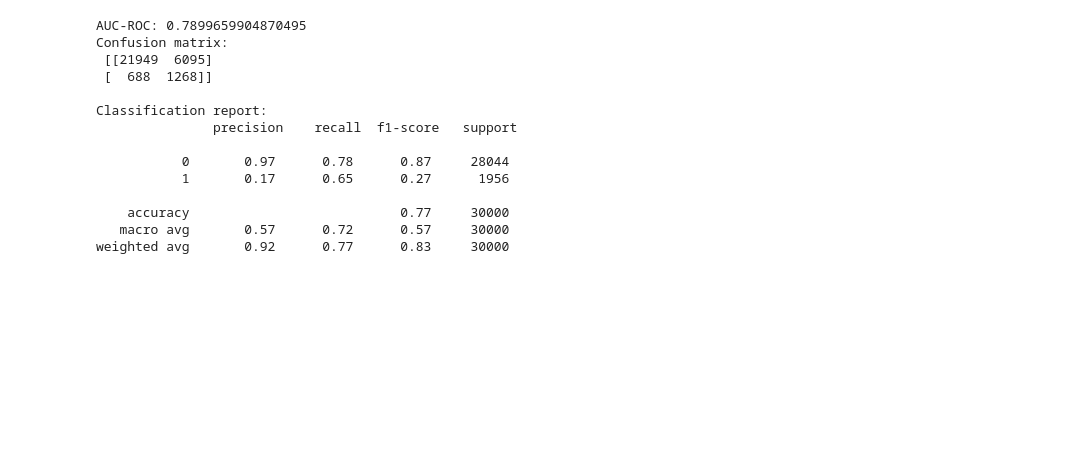
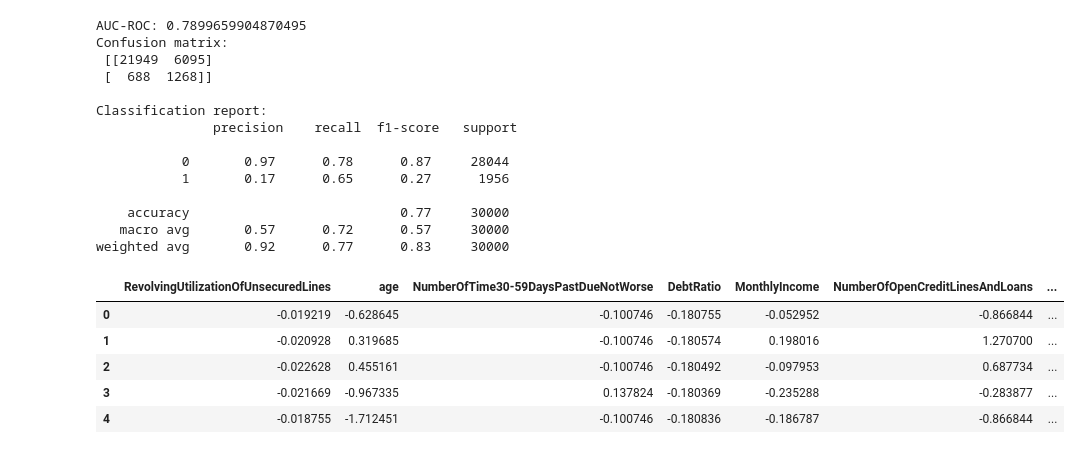
Before and after one commit to Roronoa-Zoro5/GiveMeSomeCredit, a Jupyter notebook: Notebooks/03_modeling.ipynb, the cells around one changed output. Cells and saved outputs as stored; diff of their text form; code cells hidden in the pictures; blank space fills up the shorter version.

```diff
--- a/Notebooks/03_modeling.ipynb
+++ b/Notebooks/03_modeling.ipynb
@@ -58,3 +58,18 @@ Classification report:
     accuracy                           0.77     30000
    macro avg       0.57      0.72      0.57     30000
 weighted avg       0.92      0.77      0.83     30000
+# %%
+test_data = pd.read_csv('cs-test.csv')
+test_ids = test_data['Unnamed: 0']
+test_data_processed = pd.read_csv('processed_test_data.csv')
+
+test_proba = model.predict_proba(test_data_processed)[:, 1]
+
+test_data_processed.head()
+# %% [output]
+|  | RevolvingUtilizationOfUnsecuredLines | age | NumberOfTime30-59DaysPastDueNotWorse | DebtRatio | MonthlyIncome | NumberOfOpenCreditLinesAndLoans | ... |
+| 0 | -0.019219 | -0.628645 | -0.100746 | -0.180755 | -0.052952 | -0.866844 | ... |
+| 1 | -0.020928 | 0.319685 | -0.100746 | -0.180574 | 0.198016 | 1.270700 | ... |
+| 2 | -0.022628 | 0.455161 | -0.100746 | -0.180492 | -0.097953 | 0.687734 | ... |
+| 3 | -0.021669 | -0.967335 | 0.137824 | -0.180369 | -0.235288 | -0.283877 | ... |
+| 4 | -0.018755 | -1.712451 | -0.100746 | -0.180836 | -0.186787 | -0.866844 | ... |
```
Also changed, not shown: parts of 2 cells of this notebook, 4 other files.
